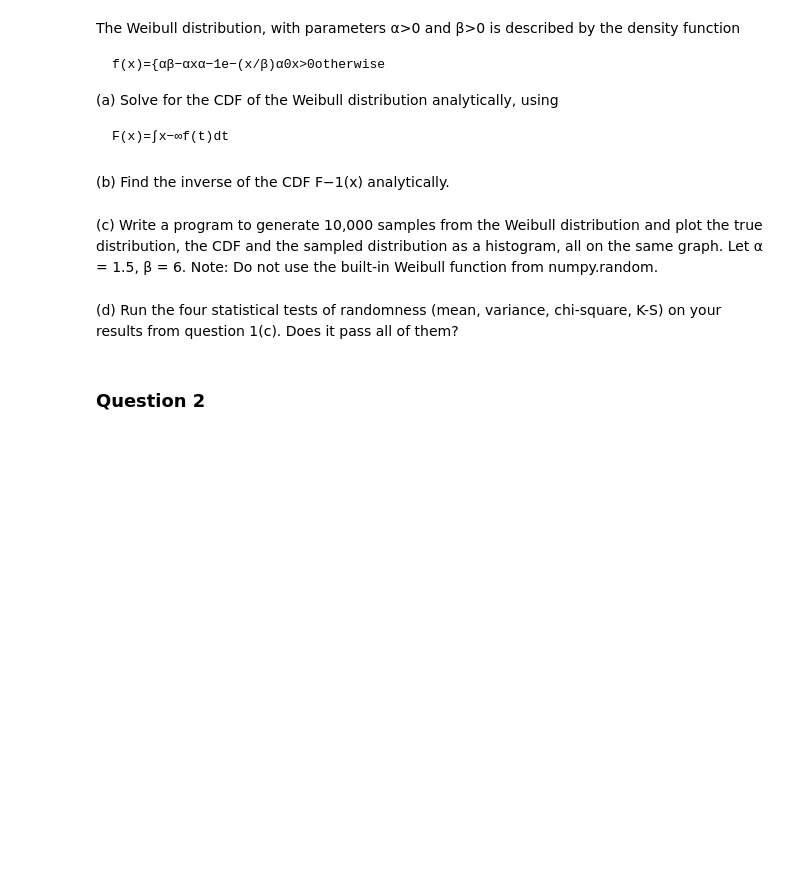
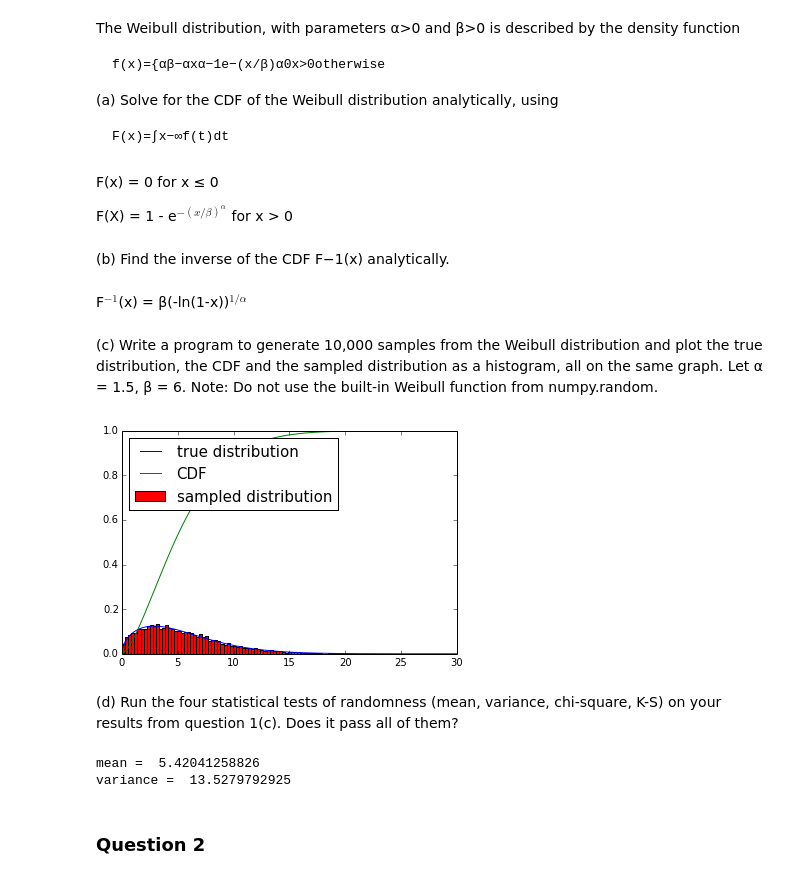
Before and after one commit to jvhargro/PHYS202-S14, a Jupyter notebook: SciPy/RandomAndMCExercises.ipynb, the cells around one changed output. Cells and saved outputs as stored; diff of their text form; code cells hidden in the pictures; blank space fills up the shorter version.

Commit message:
Completed as much of Random and MC exercises as I will probably be able to

```diff
--- a/SciPy/RandomAndMCExercises.ipynb
+++ b/SciPy/RandomAndMCExercises.ipynb
@@ -16,13 +18,49 @@ The Weibull distribution, with parameters α>0 and β>0 is described by the dens
 (a) Solve for the CDF of the Weibull distribution analytically, using
 
     F(x)=∫x−∞f(t)dt
+# %% [markdown]
+F(x) = 0 for x ≤ 0
+
+F(X) = 1 - e$^{-(x/β)^α}$ for x > 0
 # %% [markdown]
 (b) Find the inverse of the CDF F−1(x) analytically.
+# %% [markdown]
+F$^{-1}$(x) = β(-ln(1-x))$^{1/α}$
 # %% [markdown]
 (c) Write a program to generate 10,000 samples from the Weibull distribution and plot the true distribution, the CDF and the sampled distribution as a histogram, all on the same graph. Let α = 1.5, β = 6.
 Note: Do not use the built-in Weibull function from numpy.random.
+# %%
+x = np.arange(0.,30.01,0.01)
+alpha = 1.5
+beta = 6
+
+f = lambda x: alpha*beta**(-alpha) * x**(alpha - 1) * np.exp(-(x/beta)**alpha)
+F = lambda x: 1-exp(-(x/beta)**alpha)
+Finv = lambda z: beta * (-np.log(1-z))**(1/alpha)
+N = 10000
+z = np.random.random_sample(N)
+samplesz = Finv(z)
+
+plt.plot(x, f(x),label='true distribution')
+plt.plot(x, F(x), label='CDF')
+plt.hist(samplesz,100,normed=True,label='sampled distribution')
+plt.plot
+plt.legend(loc="upper left",fontsize=15)
+plt.show()
+# %% [output]
+[figure, added]
 # %% [markdown]
 (d) Run the four statistical tests of randomness (mean, variance, chi-square, K-S) on your results from question 1(c). Does it pass all of them?
+# %%
+mean = samplesz.mean()
+
+variance = (1./float(len(samplesz)-1.))*((samplesz - mean)**2).sum()
+
+print 'mean = ', mean
+print 'variance = ', variance
+# %% [output]
+mean =  5.42041258826
+variance =  13.5279792925
 # %% [markdown]
 ### Question 2
 # %% [markdown]
```
Also changed, not shown: parts of 4 cells of this notebook.
